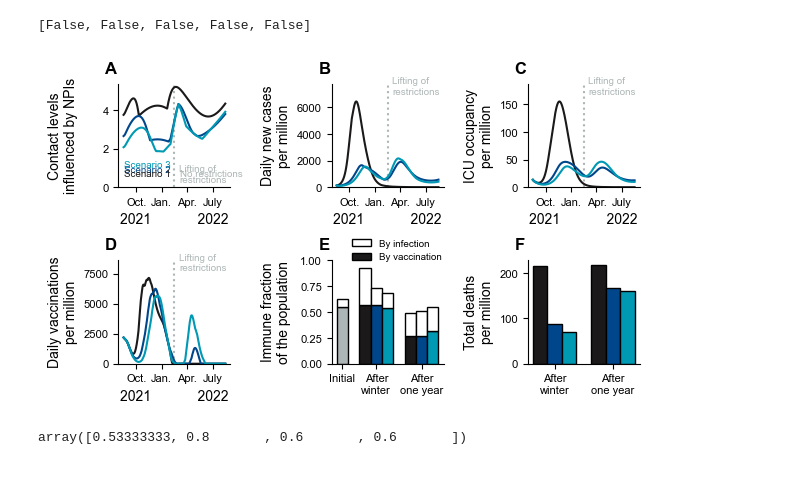
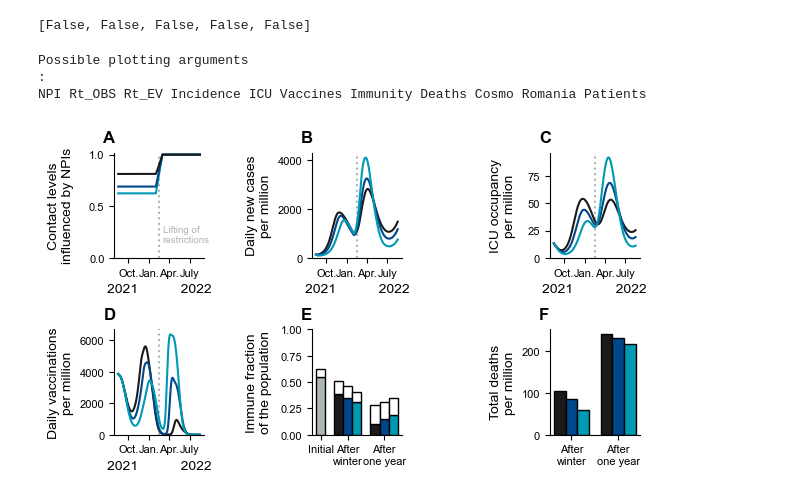
Before and after one commit to Priesemann-Group/covid19_winter_dilemma, a Jupyter notebook: notebooks/extended_fig2.ipynb, the cells around one changed output. Drawn from its saved outputs; the diff is of its cells as text; code cells hidden in the pictures.

Commit message:
New plotting routine
New plotting function.
Updated parameter file: alpha_w=alpha_u now.

```diff
--- a/notebooks/extended_fig2.ipynb
+++ b/notebooks/extended_fig2.ipynb
@@ -96,8 +63,41 @@ print(time.time() - start_time)
+# %%
+m1 = model_agegroups.Model.load("./pickle/m1_09_11.pickle")
+m2 = model_agegroups.Model.load("./pickle/m2_09_11.pickle")
+m3 = model_agegroups.Model.load("./pickle/m3_09_11.pickle")
+m4 = model_agegroups.Model.load("./pickle/m4_09_11.pickle")
+m5 = model_agegroups.Model.load("./pickle/m5_09_11.pickle")
+mfull = model_agegroups.Model.load("./pickle/mfull_09_11.pickle")
+# %%
+print('Possible plotting arguments\n:')
+print('NPI', 'Rt_OBS', 'Rt_EV', 'Incidence', 'ICU', 'Vaccines', 'Immunity', 'Deaths', 'Cosmo', 'Romania', 'Patients')
+# %% [output]
+Possible plotting arguments
+:
+NPI Rt_OBS Rt_EV Incidence ICU Vaccines Immunity Deaths Cosmo Romania Patients
+# %%
+figure2 = {
+    'ax1': 'NPI',
+    'ax2': 'Incidence',
+    'ax3': 'ICU',
+    'ax4': 'Vaccines',
+    'ax5': 'Immunity',
+    'ax6': 'Deaths'
+}
+
+figure3 = {
+    'ax1': 'NPI',
+    'ax2': 'Incidence',
+    'ax3': 'ICU',
+    'ax4': 'Vaccines',
+    'ax5': 'Immunity',
+    'ax6': 'Deaths'
+}
 # %%
 import importlib
 importlib.reload(plotting_agegroups)
-plotting_agegroups.sixpanels([m1,m2,m3], "./figures/show.pdf", arial=True)
+plotting_agegroups.sixpanels_flexible([m2,m3,m4], figure3, "./figures/show.pdf", arial=True)
+#, full_wave=mfull
 # %% [output]
-[figure, old version]
+[figure, new version]
 # %%
 importlib.reload(plotting_agegroups)
@@ -109,4 +108,0 @@ plotting_agegroups.overview_agegroups(m5, path='./figures/AG_scen5.pdf', arial=T
-# %%
-m1.new_sr(99)
-# %% [output]
-array([0.53333333, 0.8       , 0.6       , 0.6       ])
```
Also changed, not shown: parts of 21 cells of this notebook, 2 other files.
